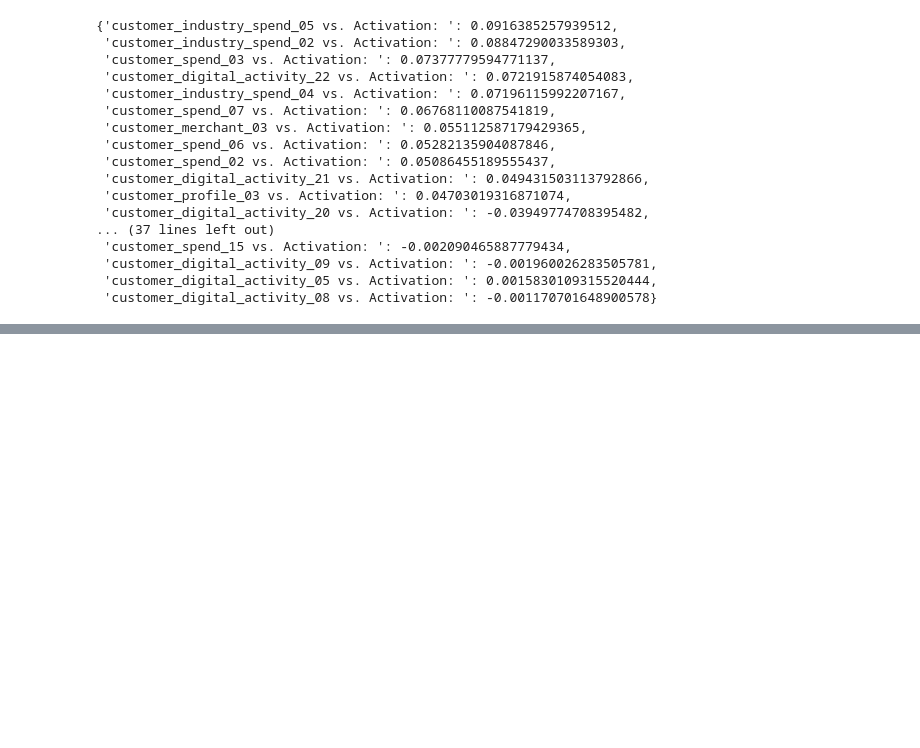
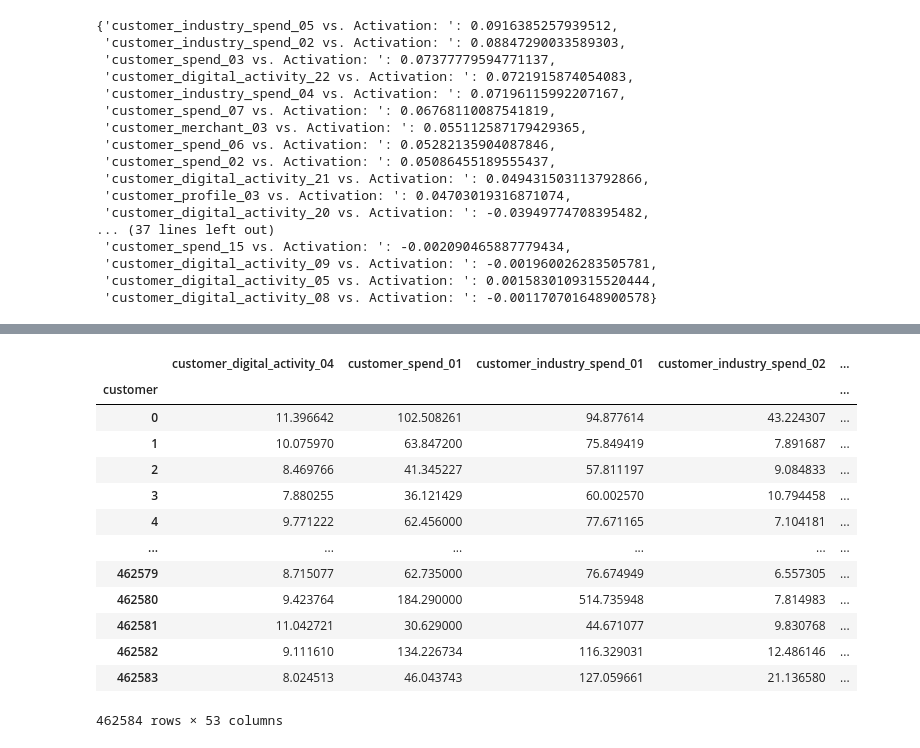
Before and after one commit to ItsEyan/Amex-Hackathon, a Jupyter notebook: customer.ipynb, the cells around one changed output, grey strips where cells are left out. Drawn from its saved outputs; the diff is of its cells as text; code cells hidden in the pictures; blank space fills up the shorter version.

```diff
--- a/customer.ipynb
+++ b/customer.ipynb
@@ -108,0 +204,18 @@ Top Correlations
+# %%
+df_averaged = df[[col for col in df.columns if col.startswith('customer') or col.startswith('distance_')]].groupby(['customer']).mean()
+df_averaged
+# %% [output]
+|  | customer_digital_activity_04 | customer_spend_01 | customer_industry_spend_01 | customer_industry_spend_02 | ... |
+| customer |  |  |  |  | ... |
+| 0 | 11.396642 | 102.508261 | 94.877614 | 43.224307 | ... |
+| 1 | 10.075970 | 63.847200 | 75.849419 | 7.891687 | ... |
+| 2 | 8.469766 | 41.345227 | 57.811197 | 9.084833 | ... |
+| 3 | 7.880255 | 36.121429 | 60.002570 | 10.794458 | ... |
+| 4 | 9.771222 | 62.456000 | 77.671165 | 7.104181 | ... |
+| ... | ... | ... | ... | ... | ... |
+| 462579 | 8.715077 | 62.735000 | 76.674949 | 6.557305 | ... |
+| 462580 | 9.423764 | 184.290000 | 514.735948 | 7.814983 | ... |
+| 462581 | 11.042721 | 30.629000 | 44.671077 | 9.830768 | ... |
+| 462582 | 9.111610 | 134.226734 | 116.329031 | 12.486146 | ... |
+| 462583 | 8.024513 | 46.043743 | 127.059661 | 21.136580 | ... |
+462584 rows × 53 columns
```
Also changed, not shown: parts of 10 cells of this notebook.
